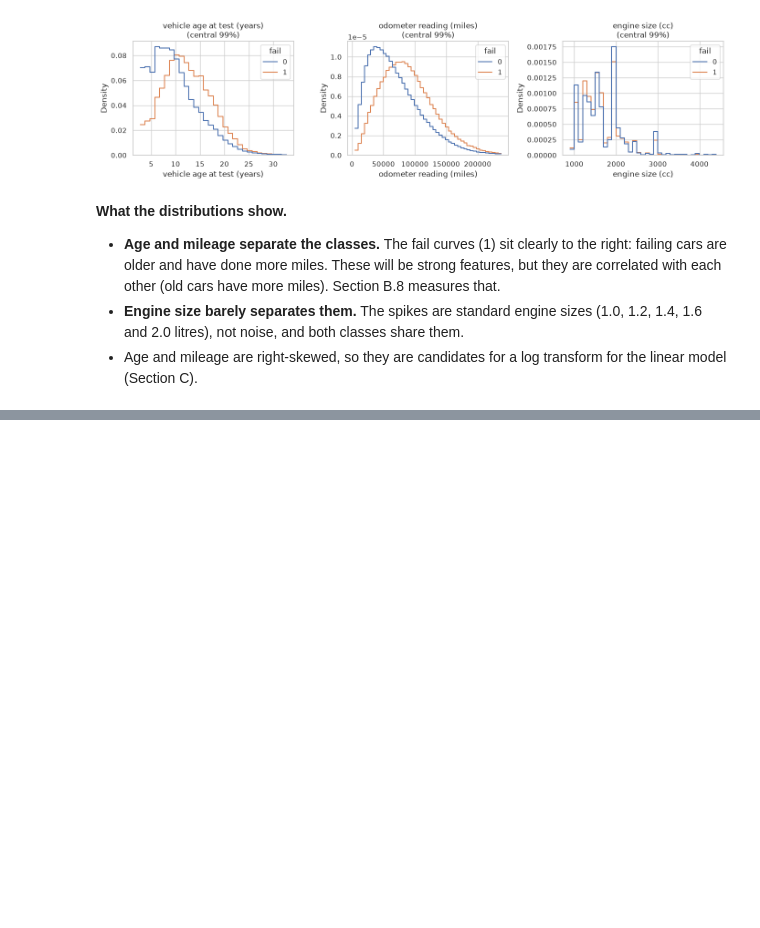
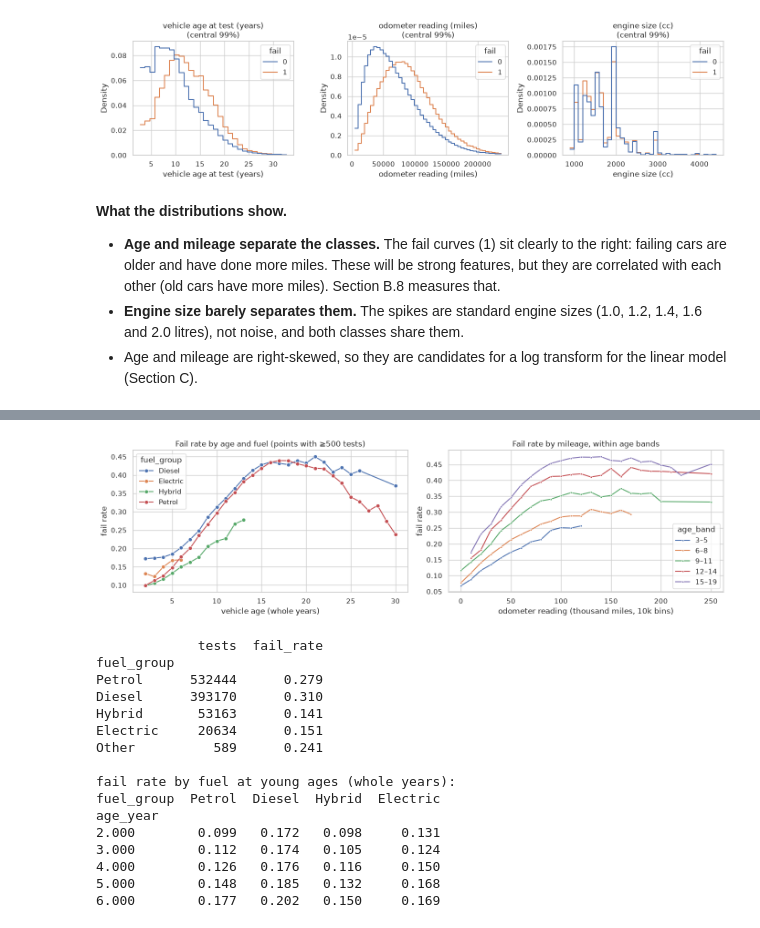
Before and after one commit to Megach-ffs/mot-failure-prediction, a Jupyter notebook: notebooks/MLDA_CW1.ipynb, the cells around one changed output, grey strips where cells are left out. Drawn from its saved outputs; the diff is of its cells as text; code cells hidden in the pictures; blank space fills up the shorter version.

```diff
--- a/notebooks/MLDA_CW1.ipynb
+++ b/notebooks/MLDA_CW1.ipynb
@@ -465,0 +578,47 @@ plt.tight_layout(); plt.show()
+# %%
+from motfail.app_data import AGE_BINS, AGE_LABELS, FUEL_GROUPS
+
+df["fuel_group"] = df["fuel_type"].map(FUEL_GROUPS).fillna("Other")
+df["age_band"] = pd.cut(df["vehicle_age_years"], bins=AGE_BINS, labels=AGE_LABELS, right=False)
+df["age_year"] = np.floor(df["vehicle_age_years"]).clip(upper=30)
+
+MIN_N = 500  # rates from fewer tests are too noisy to plot
+fig, axes = plt.subplots(1, 2, figsize=(14, 4.2))
+
+g = df.groupby(["fuel_group", "age_year"])["fail"].agg(["mean", "size"]).reset_index()
+g = g[(g["size"] >= MIN_N) & (g["fuel_group"] != "Other")]
+sns.lineplot(data=g, x="age_year", y="mean", hue="fuel_group", marker="o", ax=axes[0])
+axes[0].set(xlabel="vehicle age (whole years)", ylabel="fail rate",
+            title=f"Fail rate by age and fuel (points with ≥{MIN_N} tests)")
+
+df["mileage_10k"] = (df["test_mileage"] // 10_000 * 10).clip(upper=250)
+bands = ["3–5", "6–8", "9–11", "12–14", "15–19"]
+m = df[df["age_band"].isin(bands) & (df["test_mileage"] > 0)]
+m = m.groupby(["age_band", "mileage_10k"], observed=True)["fail"].agg(["mean", "size"]).reset_index()
+m = m[m["size"] >= MIN_N]
+sns.lineplot(data=m, x="mileage_10k", y="mean", hue="age_band", hue_order=bands, marker=".", ax=axes[1])
+axes[1].set(xlabel="odometer reading (thousand miles, 10k bins)", ylabel="fail rate",
+            title="Fail rate by mileage, within age bands")
+plt.tight_layout(); plt.show()
+print(df.groupby("fuel_group")["fail"].agg(tests="size", fail_rate="mean").sort_values("tests", ascending=False).to_string())
+print("\nfail rate by fuel at young ages (whole years):")
+print(df[df["age_year"].between(2, 6)].pivot_table(index="age_year", columns="fuel_group", values="fail",
+      aggfunc="mean")[["Petrol", "Diesel", "Hybrid", "Electric"]].round(3).to_string())
+# %% [output]
+[figure, added]
+             tests  fail_rate
+fuel_group
+Petrol      532444      0.279
+Diesel      393170      0.310
+Hybrid       53163      0.141
+Electric     20634      0.151
+Other          589      0.241
+
+fail rate by fuel at young ages (whole years):
+fuel_group  Petrol  Diesel  Hybrid  Electric
+age_year
+2.000        0.099   0.172   0.098     0.131
+3.000        0.112   0.174   0.105     0.124
+4.000        0.126   0.176   0.116     0.150
+5.000        0.148   0.185   0.132     0.168
+6.000        0.177   0.202   0.150     0.169
```
Also changed, not shown: parts of 25 cells of this notebook, 14 other files.
